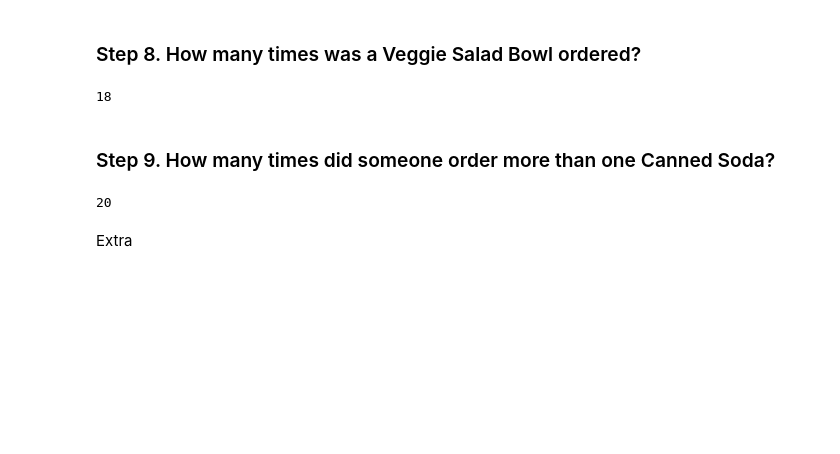
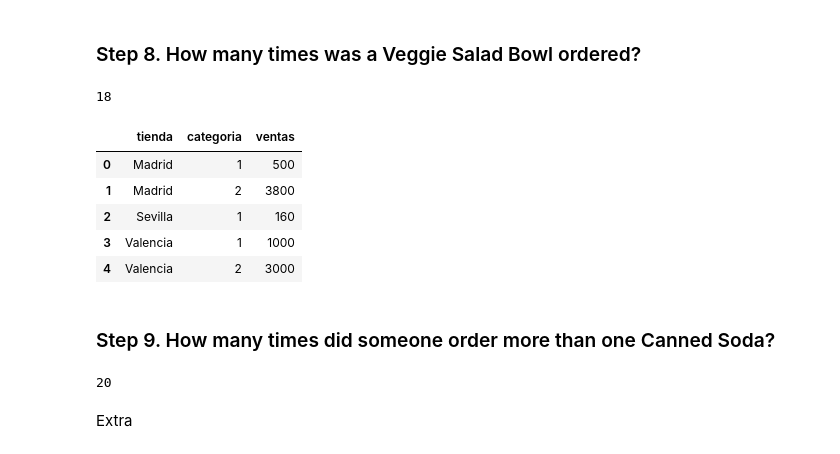
Before and after one commit to Vvivas593/Entregas, a Jupyter notebook: 2. Data Analysis/2-Pandas/Chipotle VV 11.4.24.ipynb, the cells around one changed output. Cells and saved outputs as stored; diff of their text form; code cells hidden in the pictures; blank space fills up the shorter version.

```diff
--- a/2. Data Analysis/2-Pandas/Chipotle VV 11.4.24.ipynb
+++ b/2. Data Analysis/2-Pandas/Chipotle VV 11.4.24.ipynb
@@ -116,3 +215,19 @@ veces = np.count_nonzero(chipo.item_name == "Veggie Salad Bowl")
 print(veces)
 # %% [output]
 18
+# %%
+ventas = pd.DataFrame({
+    "tienda":["Madrid", "Madrid", "Valencia", "Sevilla", "Madrid", "Valencia", "Sevilla", "Sevilla", "Madrid"],
+    "ventas": [1000, 500, 1000, 50, 2000, 3000, 10,100,800],
+    "categoria": [2,1,1,1,2,2,1,1,2],
+    "prod": [100,50,80,10,2,4,1,8,2]
+})
+
+ventas.groupby(["tienda", "categoria"])[["ventas"]].sum().reset_index()
+# %% [output]
+|  | tienda | categoria | ventas |
+| 0 | Madrid | 1 | 500 |
+| 1 | Madrid | 2 | 3800 |
+| 2 | Sevilla | 1 | 160 |
+| 3 | Valencia | 1 | 1000 |
+| 4 | Valencia | 2 | 3000 |
```
Also changed, not shown: parts of 15 cells of this notebook, 2 other files.
